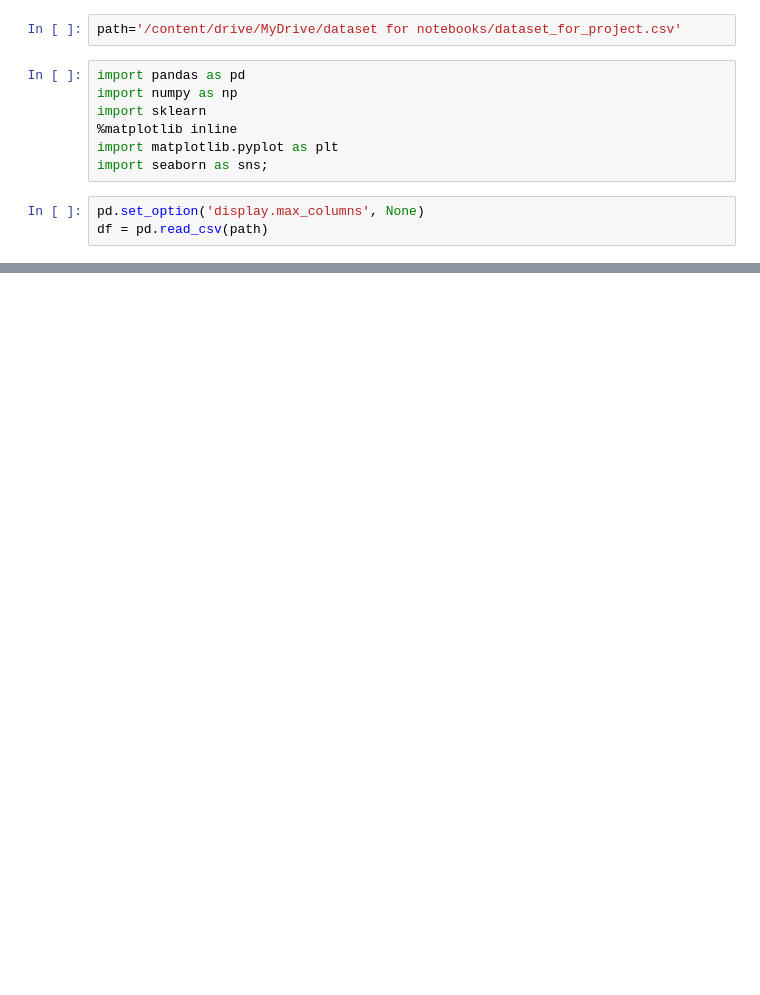
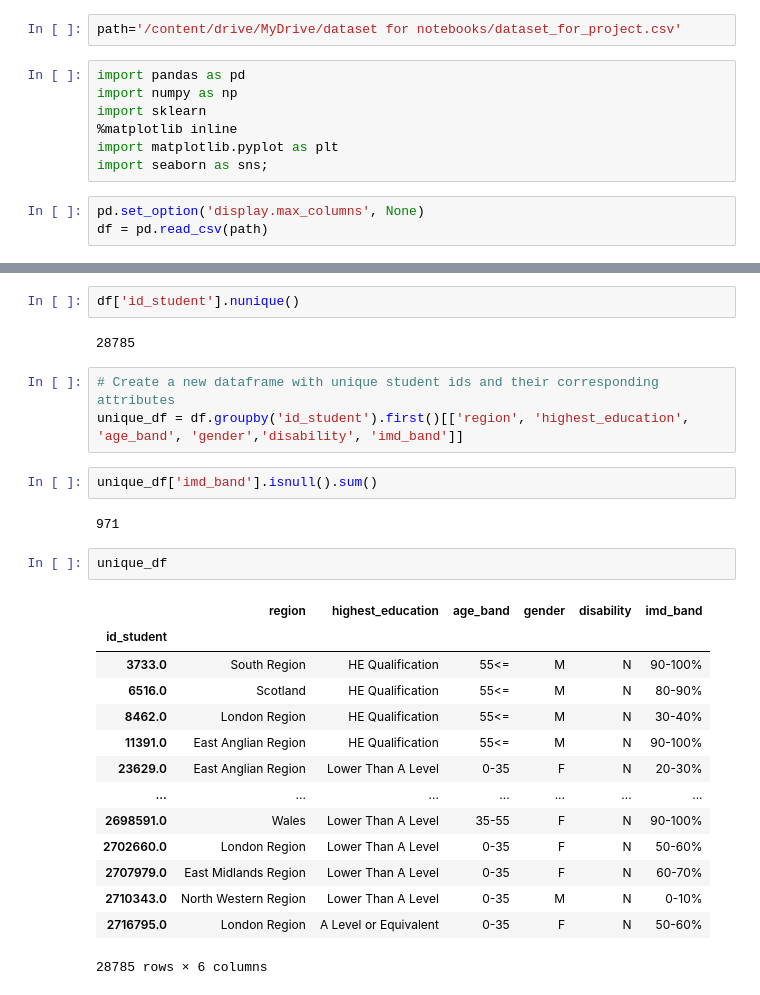
Before and after one commit to SnehaDharne/LearningAnalytics, a Jupyter notebook: OULADDatasetPreprocessing.ipynb, the cells around one changed output, grey strips where cells are left out. Cells and saved outputs as stored; diff of their text form; blank space fills up the shorter version.

```diff
--- a/OULADDatasetPreprocessing.ipynb
+++ b/OULADDatasetPreprocessing.ipynb
@@ -106,0 +194,28 @@ sns.countplot(x='imd_band',data=df.loc[df['highest_education']=='Post Graduate Q
+# %%
+df['id_student'].nunique()
+# %% [output]
+28785
+# %%
+# Create a new dataframe with unique student ids and their corresponding attributes
+unique_df = df.groupby('id_student').first()[['region', 'highest_education', 'age_band', 'gender','disability', 'imd_band']]
+# %%
+unique_df['imd_band'].isnull().sum()
+# %% [output]
+971
+# %%
+unique_df
+# %% [output]
+|  | region | highest_education | age_band | gender | disability | imd_band |
+| id_student |  |  |  |  |  |  |
+| 3733.0 | South Region | HE Qualification | 55<= | M | N | 90-100% |
+| 6516.0 | Scotland | HE Qualification | 55<= | M | N | 80-90% |
+| 8462.0 | London Region | HE Qualification | 55<= | M | N | 30-40% |
+| 11391.0 | East Anglian Region | HE Qualification | 55<= | M | N | 90-100% |
+| 23629.0 | East Anglian Region | Lower Than A Level | 0-35 | F | N | 20-30% |
+| ... | ... | ... | ... | ... | ... | ... |
+| 2698591.0 | Wales | Lower Than A Level | 35-55 | F | N | 90-100% |
+| 2702660.0 | London Region | Lower Than A Level | 0-35 | F | N | 50-60% |
+| 2707979.0 | East Midlands Region | Lower Than A Level | 0-35 | F | N | 60-70% |
+| 2710343.0 | North Western Region | Lower Than A Level | 0-35 | M | N | 0-10% |
+| 2716795.0 | London Region | A Level or Equivalent | 0-35 | F | N | 50-60% |
+28785 rows × 6 columns
```
Also changed, not shown: parts of 52 cells of this notebook.
